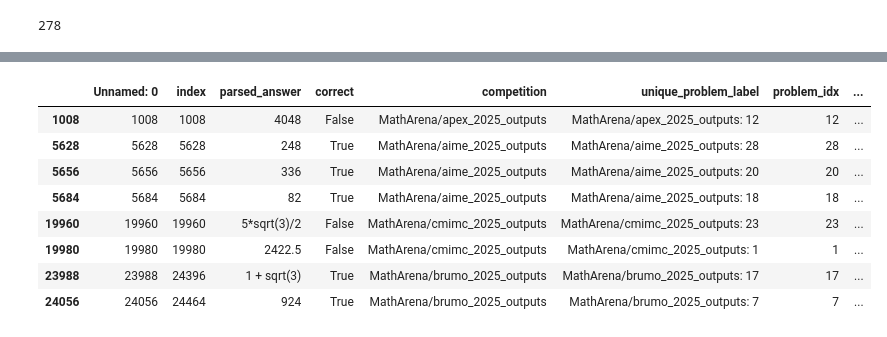
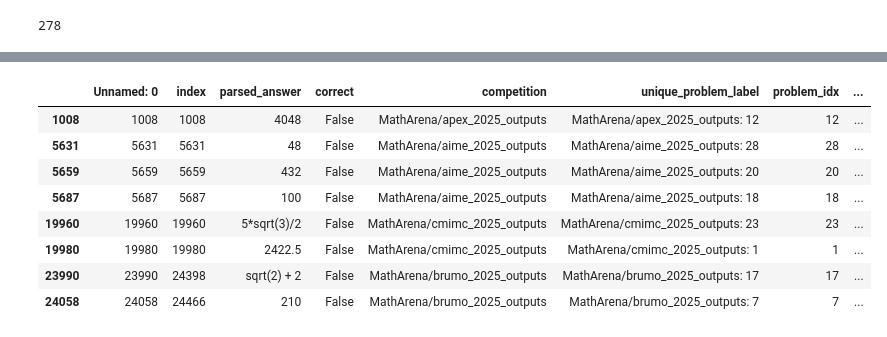
Before and after one commit to au-nlp/project-milestone-p2-group15, a Jupyter notebook: view_individual_model_stats.ipynb, the cells around one changed output, grey strips where cells are left out. Saved outputs shown, nothing was run; the diff lists cells and outputs as text; code cells hidden in the pictures.

```diff
--- a/view_individual_model_stats.ipynb
+++ b/view_individual_model_stats.ipynb
@@ -107,3 +107,6 @@ df_new_true = df_new[df_new[CORRECT]==True]
 len(df_new_true["unique_problem_label"].unique())
 # %% [output]
 278
+# %%
+problems_path = "data/all_problems_pd/all_problems.csv"
+all_problems = pd.read_csv(problems_path)
@@ -110,28 +127,35 @@ len(df_new_true["unique_problem_label"].unique())
 # %%
 def select_problem_sample():
   """Here we just try to selct problems it could not answer"""
   problems_it_could_not_anwer = df_new_false["unique_problem_label"].unique()
-  df = df_new[df_new["unique_problem_label"].isin(problems_it_could_not_anwer)]
+  df = df_new[df_new["correct"]==False]
   difficulty_levels = list(df["ten_percent_quantile"].unique())
   selected_problems = []
   for lvl in difficulty_levels:
     # select a problem with this level
     selected_problem= df[df["ten_percent_quantile"]==lvl].head(1)
+    index = list(selected_problem["unique_problem_label"])[0]
+    index = index.replace("_outputs", "")
+    problem = all_problems[all_problems["unique_problem_label"]==index].iloc[0]["problem"]
+
+    selected_problem["problem"] = problem
+
     selected_problems.append(selected_problem)
+
   return pd.concat(selected_problems)
 
 selected_problems = select_problem_sample()
 selected_problems
 # %% [output]
 |  | Unnamed: 0 | index | parsed_answer | correct | competition | unique_problem_label | problem_idx | ... |
 | 1008 | 1008 | 1008 | 4048 | False | MathArena/apex_2025_outputs | MathArena/apex_2025_outputs: 12 | 12 | ... |
-| 5628 | 5628 | 5628 | 248 | True | MathArena/aime_2025_outputs | MathArena/aime_2025_outputs: 28 | 28 | ... |
-| 5656 | 5656 | 5656 | 336 | True | MathArena/aime_2025_outputs | MathArena/aime_2025_outputs: 20 | 20 | ... |
-| 5684 | 5684 | 5684 | 82 | True | MathArena/aime_2025_outputs | MathArena/aime_2025_outputs: 18 | 18 | ... |
+| 5631 | 5631 | 5631 | 48 | False | MathArena/aime_2025_outputs | MathArena/aime_2025_outputs: 28 | 28 | ... |
+| 5659 | 5659 | 5659 | 432 | False | MathArena/aime_2025_outputs | MathArena/aime_2025_outputs: 20 | 20 | ... |
+| 5687 | 5687 | 5687 | 100 | False | MathArena/aime_2025_outputs | MathArena/aime_2025_outputs: 18 | 18 | ... |
 | 19960 | 19960 | 19960 | 5*sqrt(3)/2 | False | MathArena/cmimc_2025_outputs | MathArena/cmimc_2025_outputs: 23 | 23 | ... |
 | 19980 | 19980 | 19980 | 2422.5 | False | MathArena/cmimc_2025_outputs | MathArena/cmimc_2025_outputs: 1 | 1 | ... |
-| 23988 | 23988 | 24396 | 1 + sqrt(3) | True | MathArena/brumo_2025_outputs | MathArena/brumo_2025_outputs: 17 | 17 | ... |
-| 24056 | 24056 | 24464 | 924 | True | MathArena/brumo_2025_outputs | MathArena/brumo_2025_outputs: 7 | 7 | ... |
+| 23990 | 23990 | 24398 | sqrt(2) + 2 | False | MathArena/brumo_2025_outputs | MathArena/brumo_2025_outputs: 17 | 17 | ... |
+| 24058 | 24058 | 24466 | 210 | False | MathArena/brumo_2025_outputs | MathArena/brumo_2025_outputs: 7 | 7 | ... |
 # %%
 data_path = "data/selected_problems/gpt5mini_8problems.csv"
 selected_problems.to_csv(data_path)
```
Also changed, not shown: parts of 1 cell of this notebook, 4 other files.
